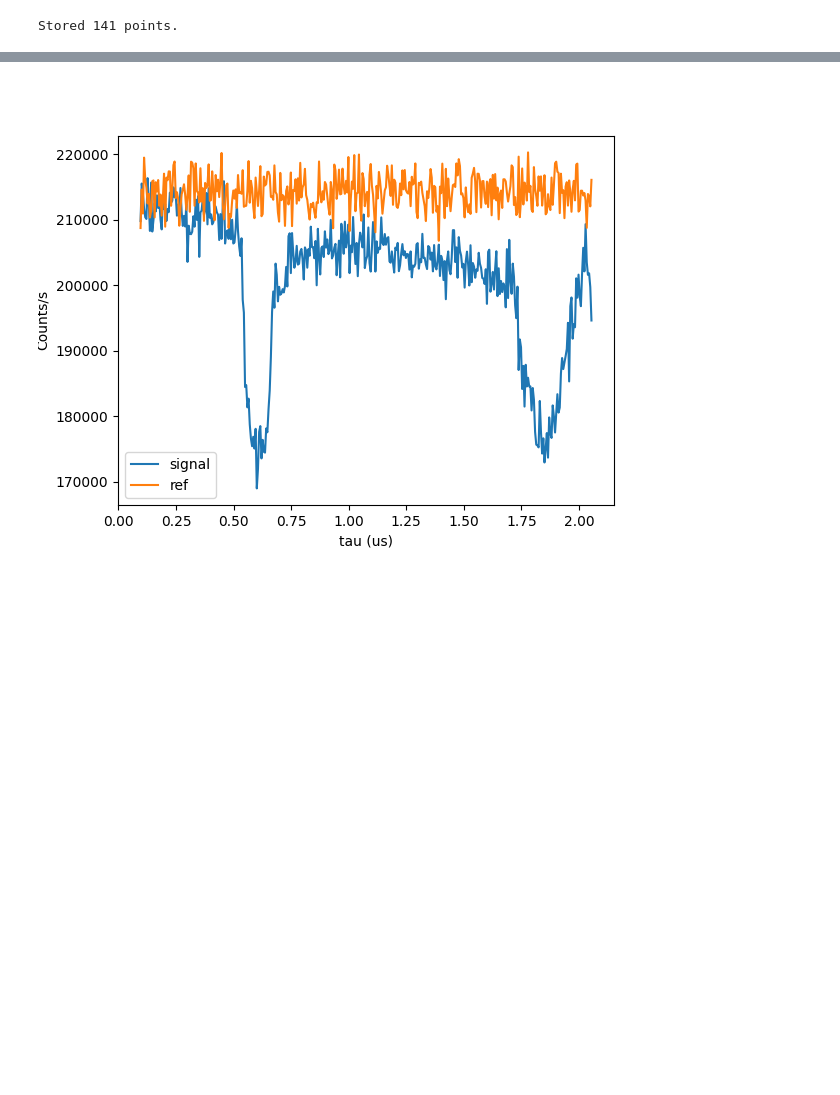
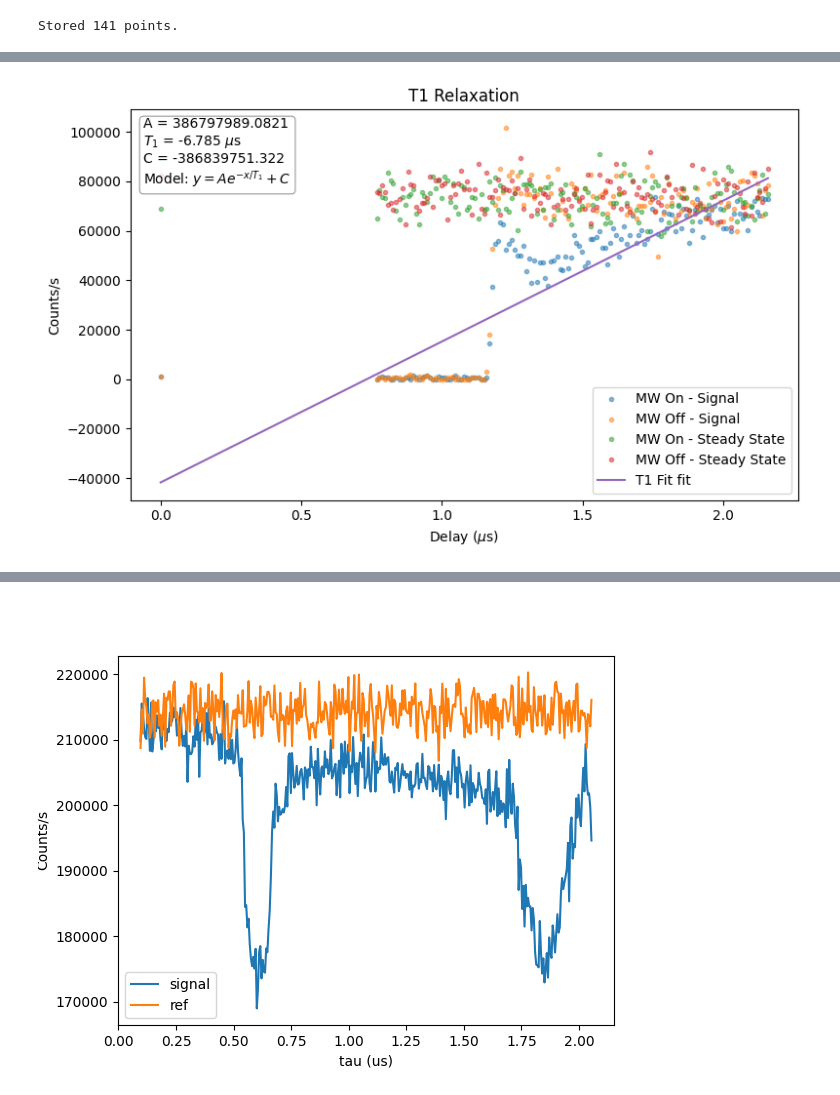
Before and after one commit to vsmar/qick-dawg, a Jupyter notebook: jupyter_notebooks/fine_time_counting_demo.ipynb, the cells around one changed output, grey strips where cells are left out. Drawn from its saved outputs; the diff is of its cells as text; code cells hidden in the pictures; blank space fills up the shorter version.

```diff
--- a/jupyter_notebooks/fine_time_counting_demo.ipynb
+++ b/jupyter_notebooks/fine_time_counting_demo.ipynb
@@ -155 +192,5 @@ Stored 141 points.
+# %%
+plot_t1 = Visualizer.plot_t1(data=cd_data)
+# %% [output]
+[figure, added]
 # %%
```
Also changed, not shown: parts of 34 cells of this notebook, 7 other files.
